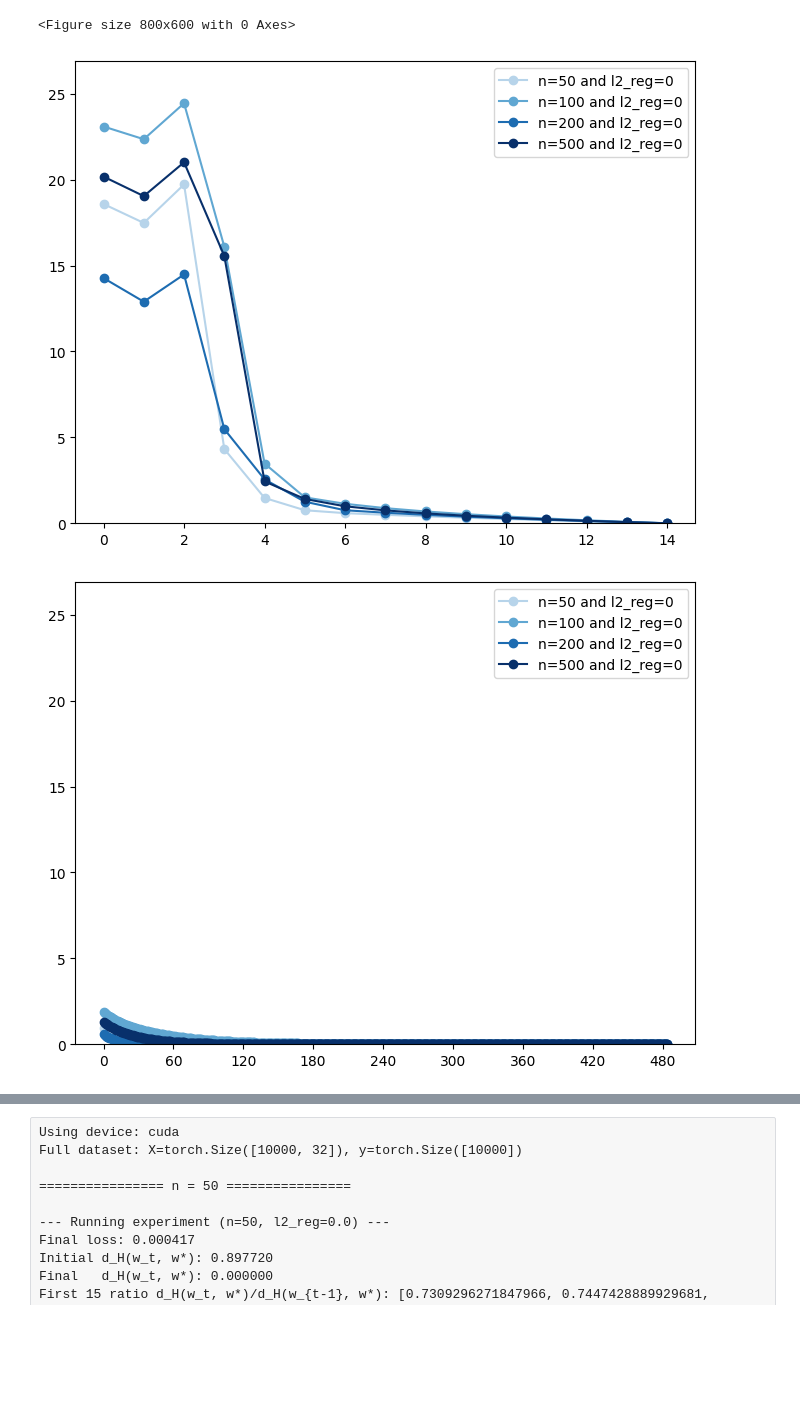
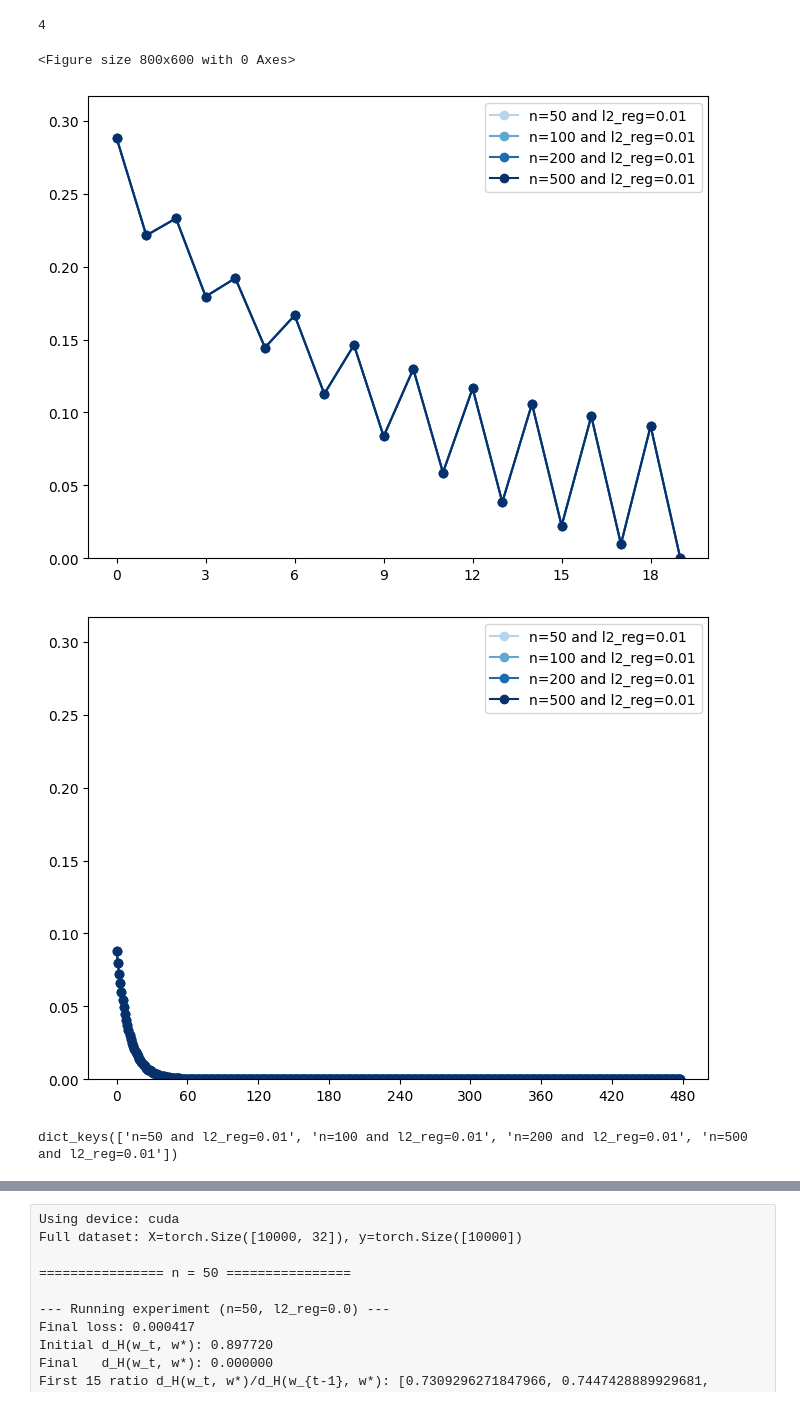
Before and after one commit to cis-aconiticacid/Embedding-and-Nonlinear-Perron-Frobenius, a Jupyter notebook: swiss_roll_models/notebook/regression/l2_regulizer_SP.ipynb, the cells around one changed output, grey strips where cells are left out. Drawn from its saved outputs; the diff is of its cells as text; code cells hidden in the pictures; blank space fills up the shorter version.

Commit message:
Complete the swiss roll theory

```diff
--- a/swiss_roll_models/notebook/regression/l2_regulizer_SP.ipynb
+++ b/swiss_roll_models/notebook/regression/l2_regulizer_SP.ipynb
@@ -107,2 +126,33 @@ def run_experiment_on_subset(
         "w_star": w_star,
     }
+# %%
+
+from matplotlib.ticker import MaxNLocator
+
+
+device = "cuda" if torch.cuda.is_available() else "cpu"
+print("Using device:", device)
+
+# ----- Generate Swiss roll -----
+N = 50_000
+D = 64
+X_full, y_full, u, v = generate_swiss_roll(
+    n_samples=N,
+    D=D,
+    noise=10,
+    device=device,
+)
+print(f"Full dataset: X={X_full.shape}, y={y_full.shape}")
+
+# ----- Different small sample sizes -----
+n_list = [50, 100, 200, 500]
+num_epochs = 150
+lr = 1e-3
+l2_list = [0,1e-3,1e-2,1e-1]
+l2 = l2_list[2]
+first_20s=[]
+other_20s=[]
+# all_results[n][l2_reg] = corresponding experiment results
+all_results = {}
+n=9128
+names=[]
@@ -190,35 +211,42 @@ y_max = max(
     max(max(group) for group in first_20s),
     max(max(group) for group in other_20s)
 ) * 1.1
-
+print(len(first_20s))
 import matplotlib.cm as cm
 plt.figure(figsize=(8, 6))
 plt.ylim(y_min, y_max)
 plt.xscale('linear')
 plt.yscale('linear')
 plt.gca().xaxis.set_major_locator(MaxNLocator(integer=True))
 num_groups = len(first_20s)
 
 start, end = 0.3, 1.0
 colors = cm.Blues([start + (end - start) * i / (num_groups - 1) for i in range(num_groups)])
 for i, first_20 in enumerate(first_20s):
-
+    first_20
     plt.plot(range(len(first_20)), first_20, marker='o', color=colors[i],label=names[i])
 
 plt.legend()
 plt.show()
 
 
 plt.figure(figsize=(8, 6))
 plt.ylim(y_min, y_max)
 plt.xscale('linear')
 plt.yscale('linear')
 plt.gca().xaxis.set_major_locator(MaxNLocator(integer=True))
 for i, other_20 in enumerate(other_20s):
     plt.plot(range(len(other_20)), other_20, marker='o', color=colors[i],label=names[i])
 plt.legend()
 plt.show()
 # %% [output]
-<Figure size 800x600 with 0 Axes>
+4
+<Figure size 800x600 with 0 Axes>
-[figure, old version]
+[figure, new version]
-[figure, old version]
+[figure, new version]
+# %%
+import numpy as np
+print(all_results.keys())
+res=all_results[names[3]]
+# %% [output]
+dict_keys(['n=50 and l2_reg=0.01', 'n=100 and l2_reg=0.01', 'n=200 and l2_reg=0.01', 'n=500 and l2_reg=0.01'])
```
Also changed, not shown: parts of 9 cells of this notebook, 12 other files.
